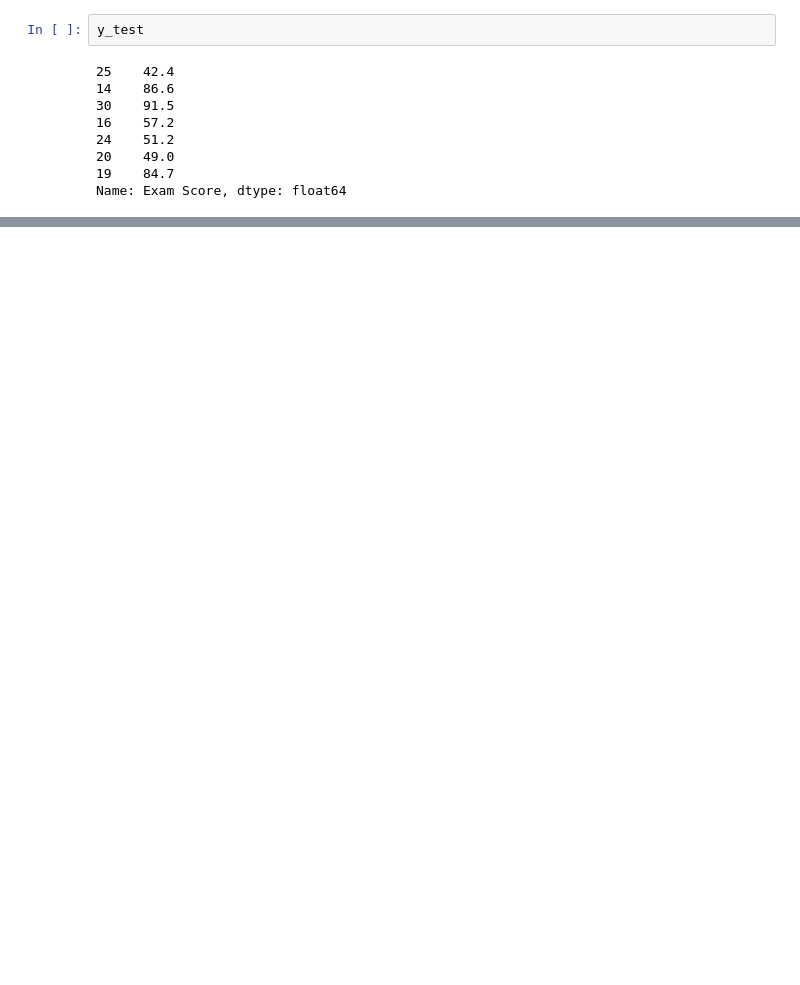
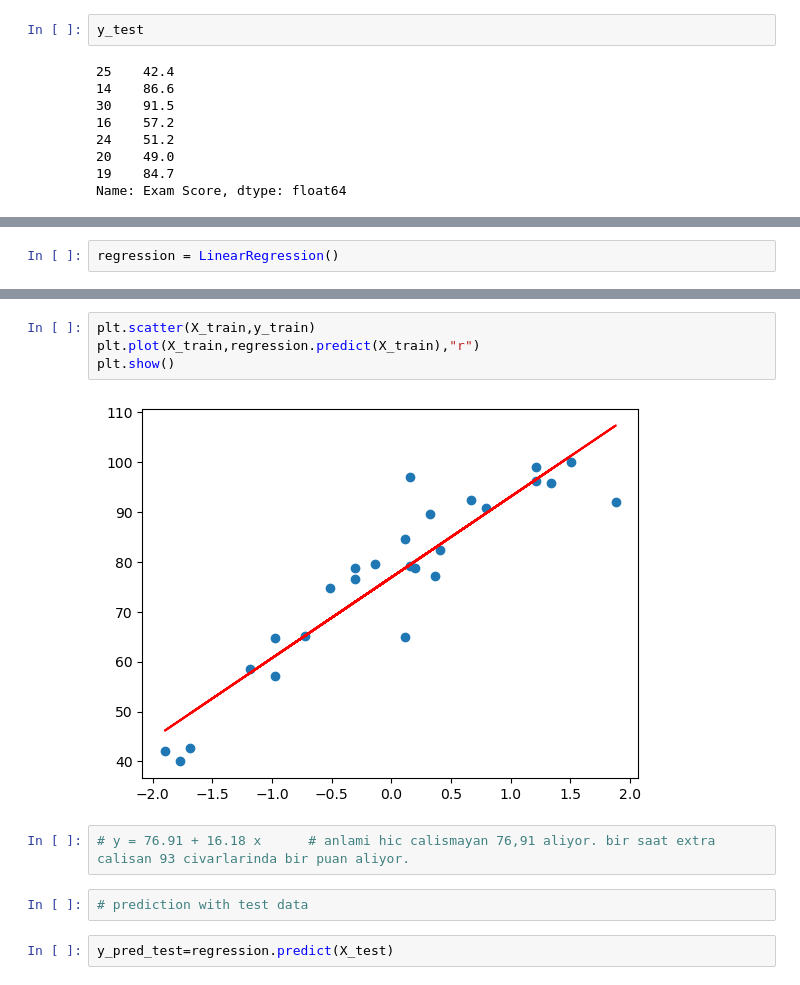
Before and after one commit to emrexyildiz/MachineLearningNotebooks, a Jupyter notebook: 1-SimpleLinearRegression.ipynb, the cells around one changed output, grey strips where cells are left out. Saved outputs shown, nothing was run; the diff lists cells and outputs as text; blank space fills up the shorter version.

```diff
--- a/1-SimpleLinearRegression.ipynb
+++ b/1-SimpleLinearRegression.ipynb
@@ -111,0 +87,2 @@ pandas.core.series.Series
+# %%
+regression = LinearRegression()
@@ -111,0 +99,12 @@ pandas.core.series.Series
+# %%
+plt.scatter(X_train,y_train)
+plt.plot(X_train,regression.predict(X_train),"r")
+plt.show()
+# %% [output]
+[figure, added]
+# %%
+# y = 76.91 + 16.18 x      # anlami hic calismayan 76,91 aliyor. bir saat extra calisan 93 civarlarinda bir puan aliyor.
+# %%
+# prediction with test data
+# %%
+y_pred_test=regression.predict(X_test)
```
Also changed, not shown: parts of 31 cells of this notebook.
